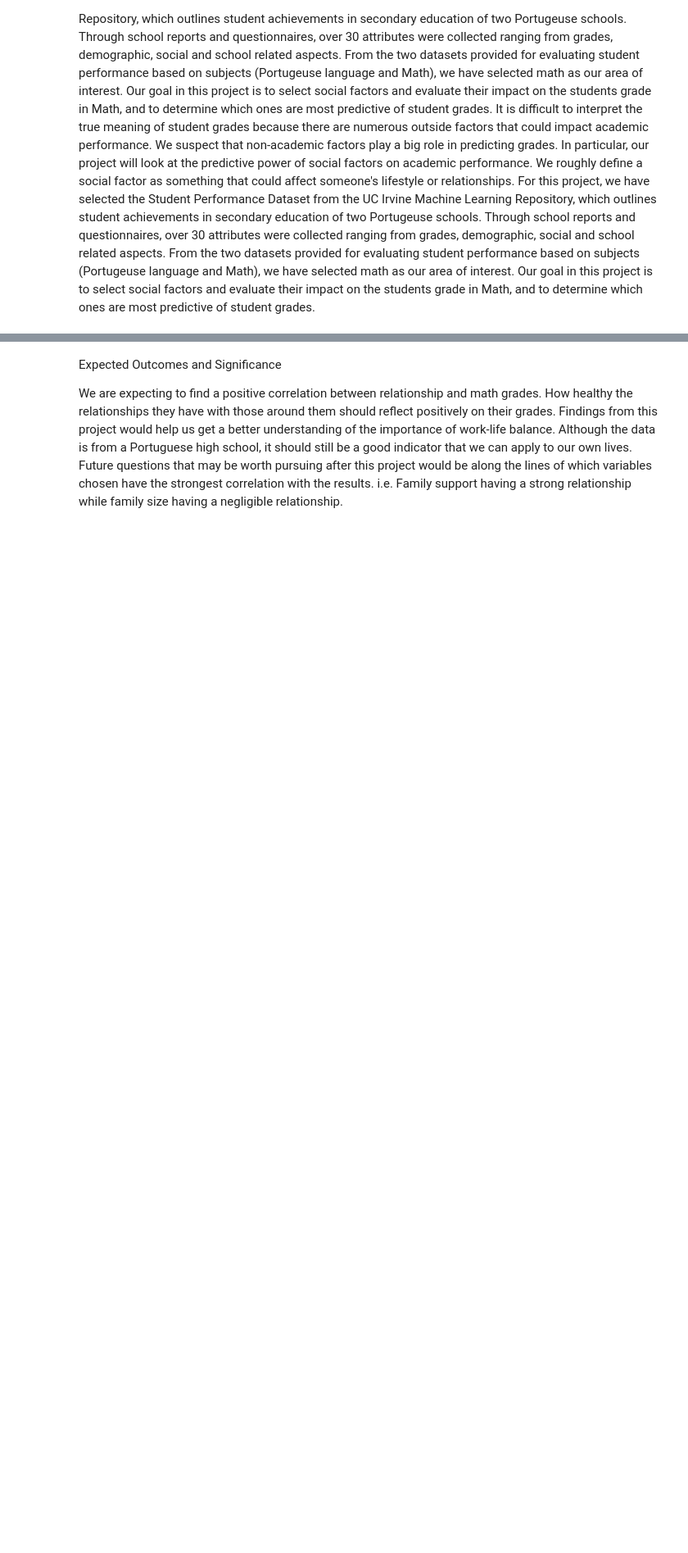
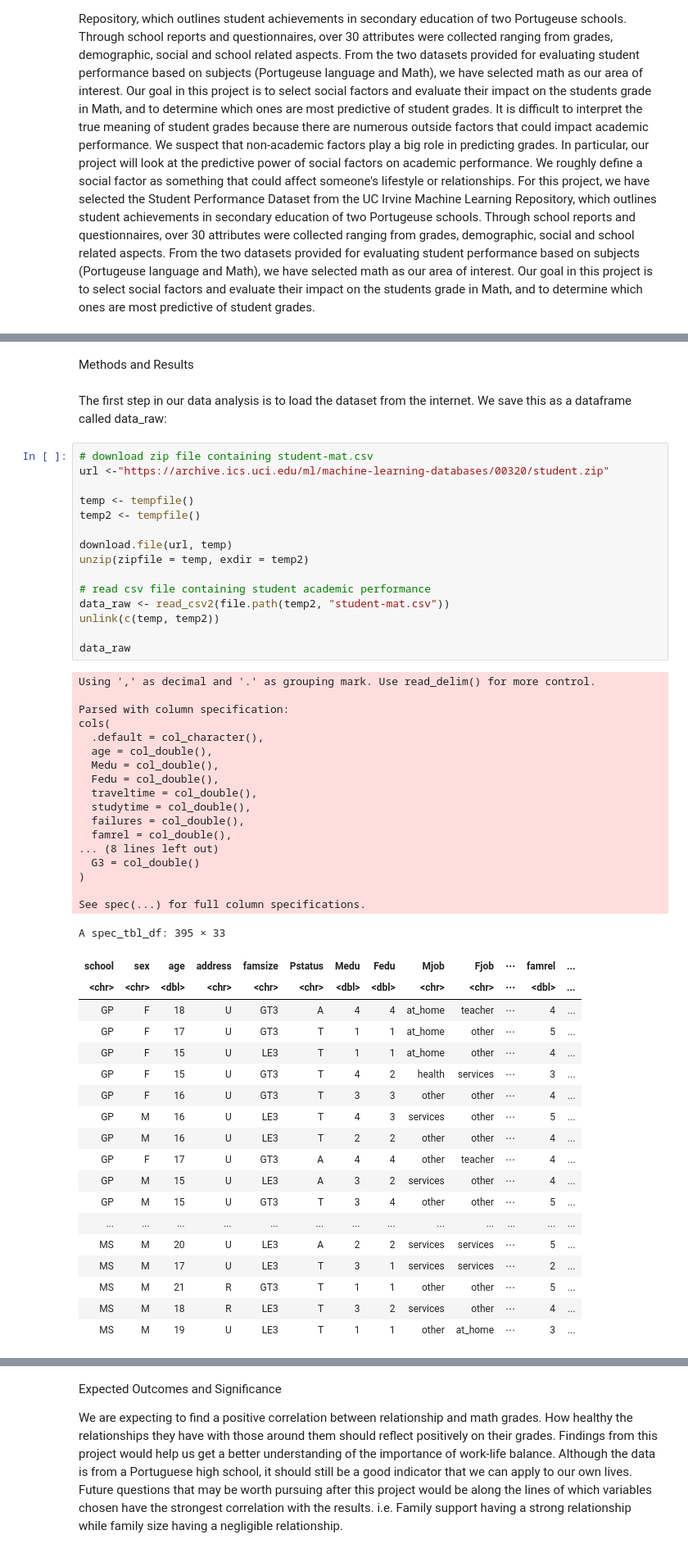
Before and after one commit to nishant-sr/StudentGrades_Project, a Jupyter notebook: proposal (2) (1).ipynb, the cells around one changed output, grey strips where cells are left out. Shown at 82% size. Drawn from its saved outputs; the diff is of its cells as text; blank space fills up the shorter version.

Commit message:
Added code narration to methods and results

```diff
--- a/proposal (2) (1).ipynb
+++ b/proposal (2) (1).ipynb
@@ -204,0 +18,56 @@ A tibble: 6 × 2
+# %% [markdown]
+Methods and Results
+# %% [markdown]
+The first step in our data analysis is to load the dataset from the internet. We save this as a dataframe called data_raw:
+# %%
+# download zip file containing student-mat.csv
+url <-"https://archive.ics.uci.edu/ml/machine-learning-databases/00320/student.zip"
+
+temp <- tempfile()
+temp2 <- tempfile()
+
+download.file(url, temp)
+unzip(zipfile = temp, exdir = temp2)
+
+# read csv file containing student academic performance
+data_raw <- read_csv2(file.path(temp2, "student-mat.csv"))
+unlink(c(temp, temp2))
+
+data_raw
+# %% [output]
+Using ',' as decimal and '.' as grouping mark. Use read_delim() for more control.
+
+Parsed with column specification:
+cols(
+  .default = col_character(),
+  age = col_double(),
+  Medu = col_double(),
+  Fedu = col_double(),
+  traveltime = col_double(),
+  studytime = col_double(),
+  failures = col_double(),
+  famrel = col_double(),
+... (8 lines left out)
+  G3 = col_double()
+)
+
+See spec(...) for full column specifications.
+A spec_tbl_df: 395 × 33
+| school | sex | age | address | famsize | Pstatus | Medu | Fedu | Mjob | Fjob | ⋯ | famrel | ... |
+| <chr> | <chr> | <dbl> | <chr> | <chr> | <chr> | <dbl> | <dbl> | <chr> | <chr> | ⋯ | <dbl> | ... |
+| GP | F | 18 | U | GT3 | A | 4 | 4 | at_home | teacher | ⋯ | 4 | ... |
+| GP | F | 17 | U | GT3 | T | 1 | 1 | at_home | other | ⋯ | 5 | ... |
+| GP | F | 15 | U | LE3 | T | 1 | 1 | at_home | other | ⋯ | 4 | ... |
+| GP | F | 15 | U | GT3 | T | 4 | 2 | health | services | ⋯ | 3 | ... |
+| GP | F | 16 | U | GT3 | T | 3 | 3 | other | other | ⋯ | 4 | ... |
+| GP | M | 16 | U | LE3 | T | 4 | 3 | services | other | ⋯ | 5 | ... |
+| GP | M | 16 | U | LE3 | T | 2 | 2 | other | other | ⋯ | 4 | ... |
+| GP | F | 17 | U | GT3 | A | 4 | 4 | other | teacher | ⋯ | 4 | ... |
+| GP | M | 15 | U | LE3 | A | 3 | 2 | services | other | ⋯ | 4 | ... |
+| GP | M | 15 | U | GT3 | T | 3 | 4 | other | other | ⋯ | 5 | ... |
+| ... | ... | ... | ... | ... | ... | ... | ... | ... | ... | ... | ... | ... |
+| MS | M | 20 | U | LE3 | A | 2 | 2 | services | services | ⋯ | 5 | ... |
+| MS | M | 17 | U | LE3 | T | 3 | 1 | services | services | ⋯ | 2 | ... |
+| MS | M | 21 | R | GT3 | T | 1 | 1 | other | other | ⋯ | 5 | ... |
+| MS | M | 18 | R | LE3 | T | 3 | 2 | services | other | ⋯ | 4 | ... |
+| MS | M | 19 | U | LE3 | T | 1 | 1 | other | at_home | ⋯ | 3 | ... |
```
Also changed, not shown: parts of 21 cells of this notebook.
